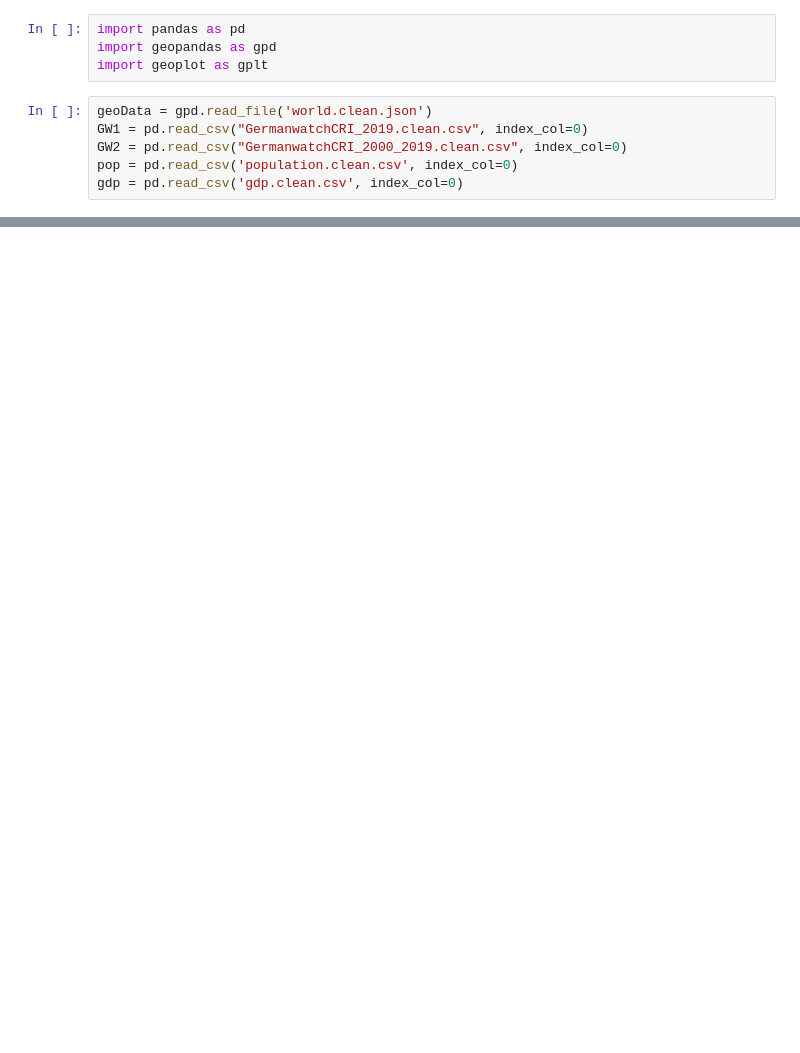
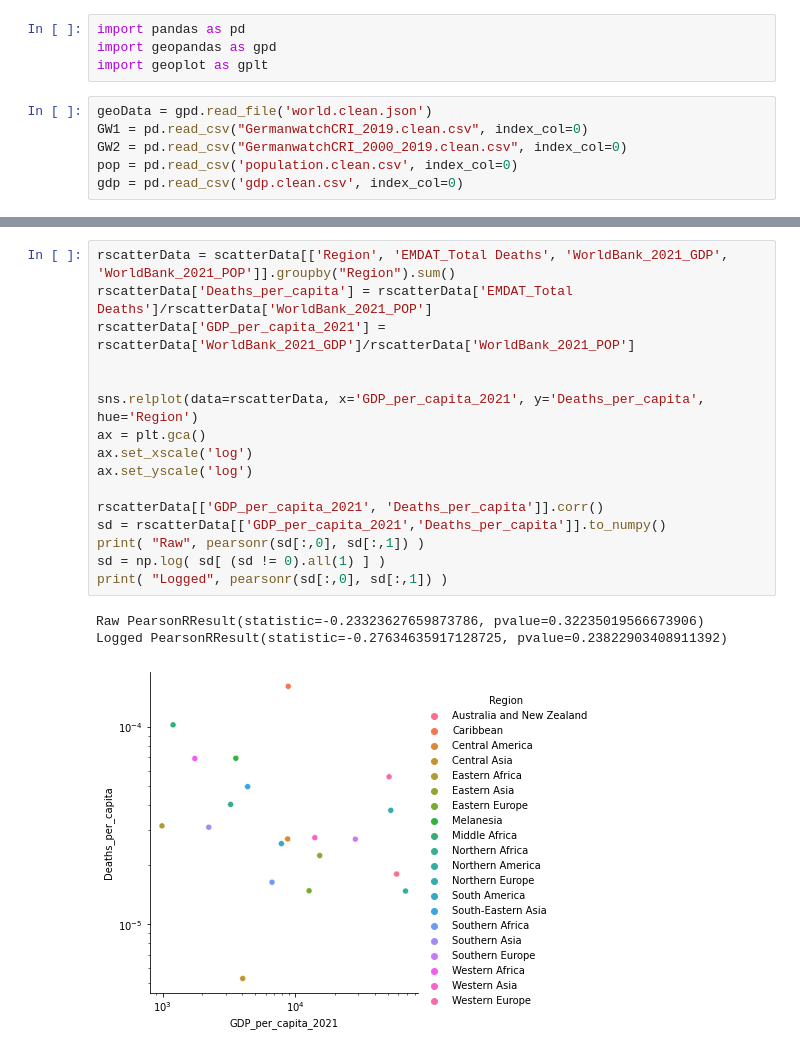
Before and after one commit to rudyarthur/world_risk_poll, a Jupyter notebook: ExploratoryPlots.ipynb, the cells around one changed output, grey strips where cells are left out. Cells and saved outputs as stored; diff of their text form; blank space fills up the shorter version.

```diff
--- a/ExploratoryPlots.ipynb
+++ b/ExploratoryPlots.ipynb
@@ -30,0 +59,20 @@ for i in range(4):
+# %%
+rscatterData = scatterData[['Region', 'EMDAT_Total Deaths', 'WorldBank_2021_GDP', 'WorldBank_2021_POP']].groupby("Region").sum()
+rscatterData['Deaths_per_capita'] = rscatterData['EMDAT_Total Deaths']/rscatterData['WorldBank_2021_POP']
+rscatterData['GDP_per_capita_2021'] = rscatterData['WorldBank_2021_GDP']/rscatterData['WorldBank_2021_POP']
+
+
+sns.relplot(data=rscatterData, x='GDP_per_capita_2021', y='Deaths_per_capita', hue='Region')
+ax = plt.gca()
+ax.set_xscale('log')
+ax.set_yscale('log')
+
+rscatterData[['GDP_per_capita_2021', 'Deaths_per_capita']].corr()
+sd = rscatterData[['GDP_per_capita_2021','Deaths_per_capita']].to_numpy()
+print( "Raw", pearsonr(sd[:,0], sd[:,1]) )
+sd = np.log( sd[ (sd != 0).all(1) ] )
+print( "Logged", pearsonr(sd[:,0], sd[:,1]) )
+# %% [output]
+Raw PearsonRResult(statistic=-0.23323627659873786, pvalue=0.32235019566673906)
+Logged PearsonRResult(statistic=-0.27634635917128725, pvalue=0.23822903408911392)
+[figure, added]
```
Also changed, not shown: parts of 5 cells of this notebook.
